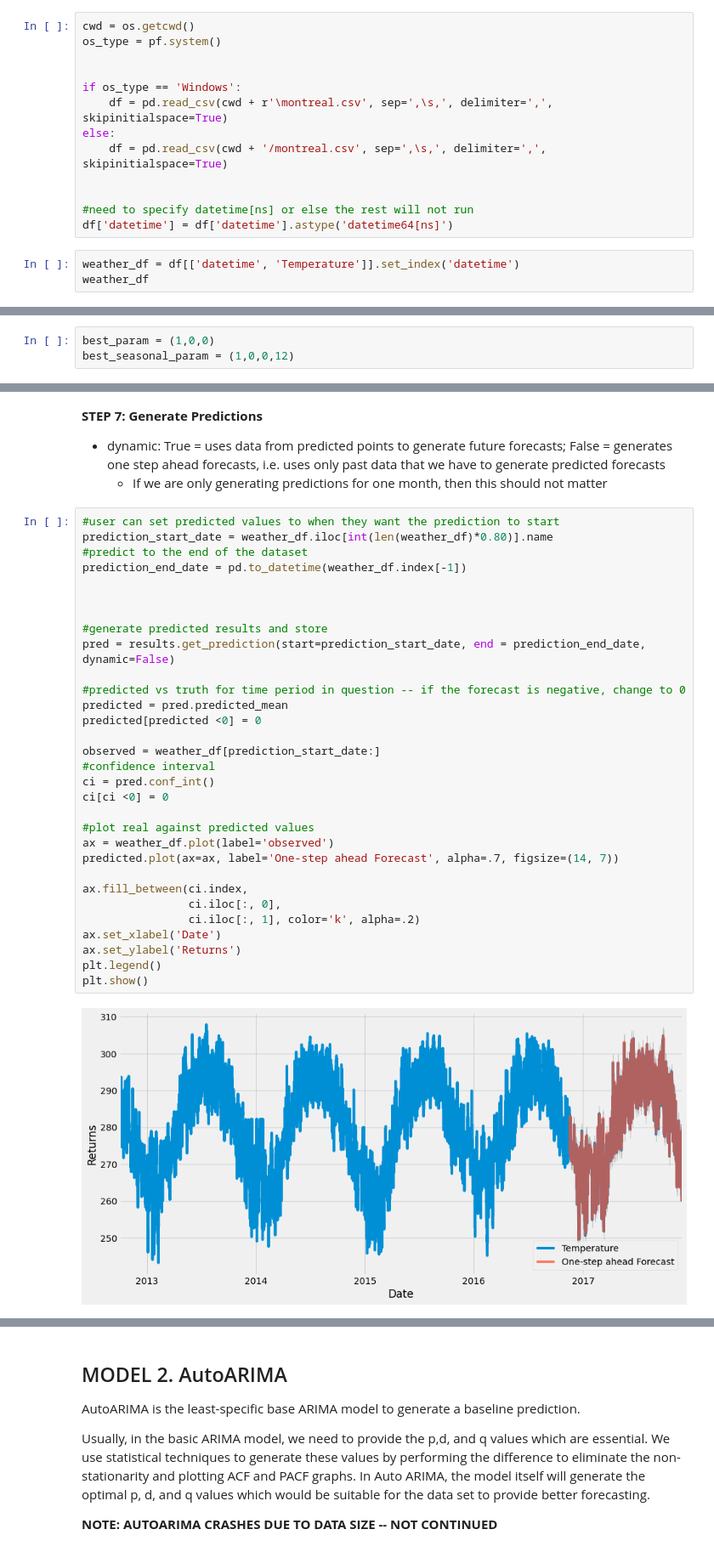
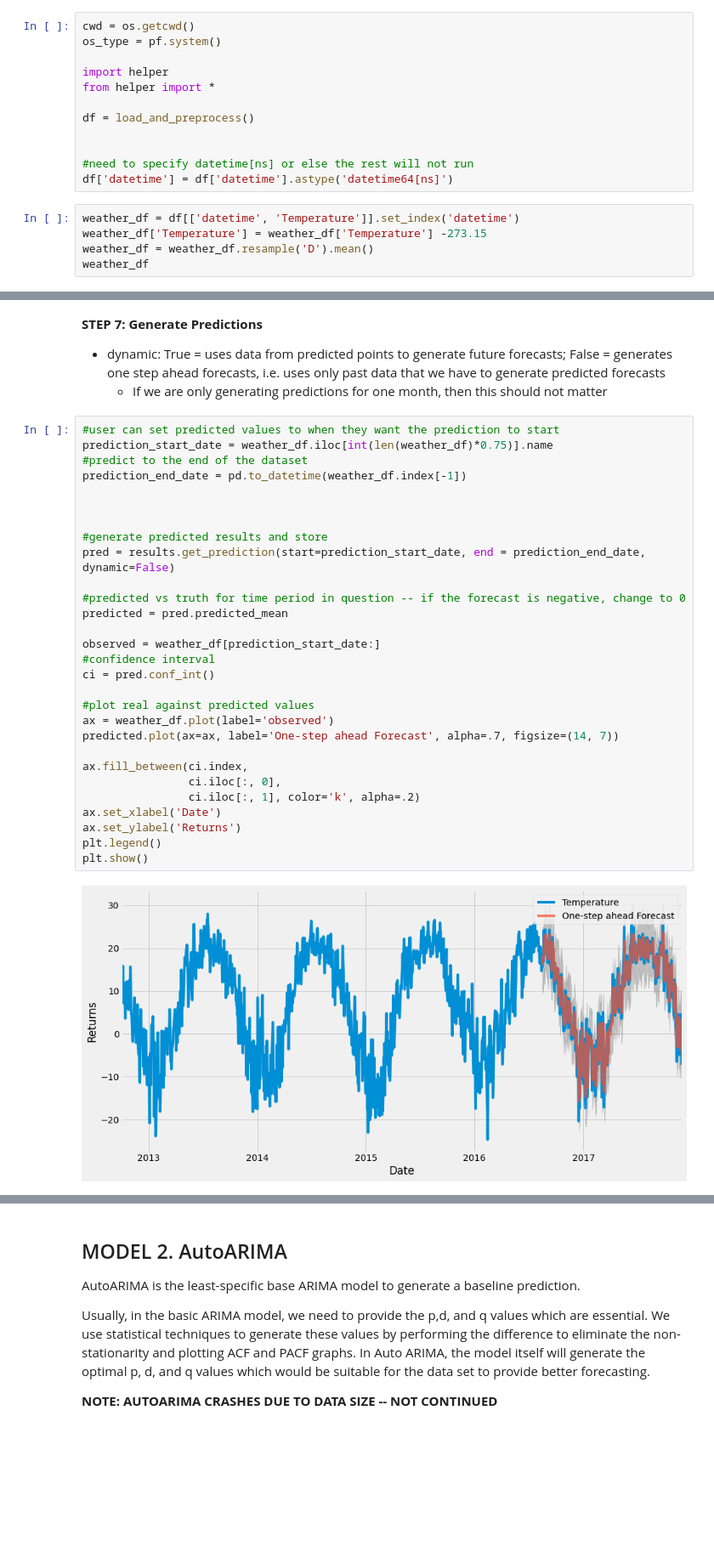
Before and after one commit to McGill-MMA-EnterpriseAnalytics/Cloud-Computations, a Jupyter notebook: INSY695_ParametricModels.ipynb, the cells around one changed output, grey strips where cells are left out. Shown at 85% size. Drawn from its saved outputs; the diff is of its cells as text; blank space fills up the shorter version.

```diff
--- a/INSY695_ParametricModels.ipynb
+++ b/INSY695_ParametricModels.ipynb
@@ -32,17 +32,18 @@ plt.style.use('fivethirtyeight')
 cwd = os.getcwd()
 os_type = pf.system()
 
+import helper
+from helper import *
 
-if os_type == 'Windows':
-    df = pd.read_csv(cwd + r'\montreal.csv', sep=',\s,', delimiter=',', skipinitialspace=True)
-else:
-    df = pd.read_csv(cwd + '/montreal.csv', sep=',\s,', delimiter=',', skipinitialspace=True)
+df = load_and_preprocess()
 
 
 #need to specify datetime[ns] or else the rest will not run
 df['datetime'] = df['datetime'].astype('datetime64[ns]')
 # %%
 weather_df = df[['datetime', 'Temperature']].set_index('datetime')
+weather_df['Temperature'] = weather_df['Temperature'] -273.15
+weather_df = weather_df.resample('D').mean()
 weather_df
 # %% [output]
 |  | Temperature |
@@ -260,7 +261,4 @@ grid_search.sort_values(by = 'AIC').reset_index()
 64 rows × 4 columns
-# %%
-best_param = (1,0,0)
-best_seasonal_param = (1,0,0,12)
 # %% [markdown]
 **STEP 6: Run SARIMAX**
 # %%
@@ -297,37 +294,35 @@ plt.show()
     - If we are only generating predictions for one month, then this should not matter
 # %%
 #user can set predicted values to when they want the prediction to start
-prediction_start_date = weather_df.iloc[int(len(weather_df)*0.80)].name
+prediction_start_date = weather_df.iloc[int(len(weather_df)*0.75)].name
 #predict to the end of the dataset
 prediction_end_date = pd.to_datetime(weather_df.index[-1])
 
 
 
 #generate predicted results and store
 pred = results.get_prediction(start=prediction_start_date, end = prediction_end_date, dynamic=False)
 
 #predicted vs truth for time period in question -- if the forecast is negative, change to 0
 predicted = pred.predicted_mean
-predicted[predicted <0] = 0
 
 observed = weather_df[prediction_start_date:]
 #confidence interval
 ci = pred.conf_int()
-ci[ci <0] = 0
 
 #plot real against predicted values
 ax = weather_df.plot(label='observed')
 predicted.plot(ax=ax, label='One-step ahead Forecast', alpha=.7, figsize=(14, 7))
 
 ax.fill_between(ci.index,
                 ci.iloc[:, 0],
                 ci.iloc[:, 1], color='k', alpha=.2)
 ax.set_xlabel('Date')
 ax.set_ylabel('Returns')
 plt.legend()
 plt.show()
 # %% [output]
-[figure, old version]
+[figure, new version]
 # %%
 ts_results = pd.DataFrame({'Predicted': predicted.values, 'CI Lower': ci['lower Temperature'], 'CI Upper': ci['upper Temperature'], 'Observed': observed['Temperature'].values})
 
```
Also changed, not shown: parts of 19 cells of this notebook, 23 other files.
